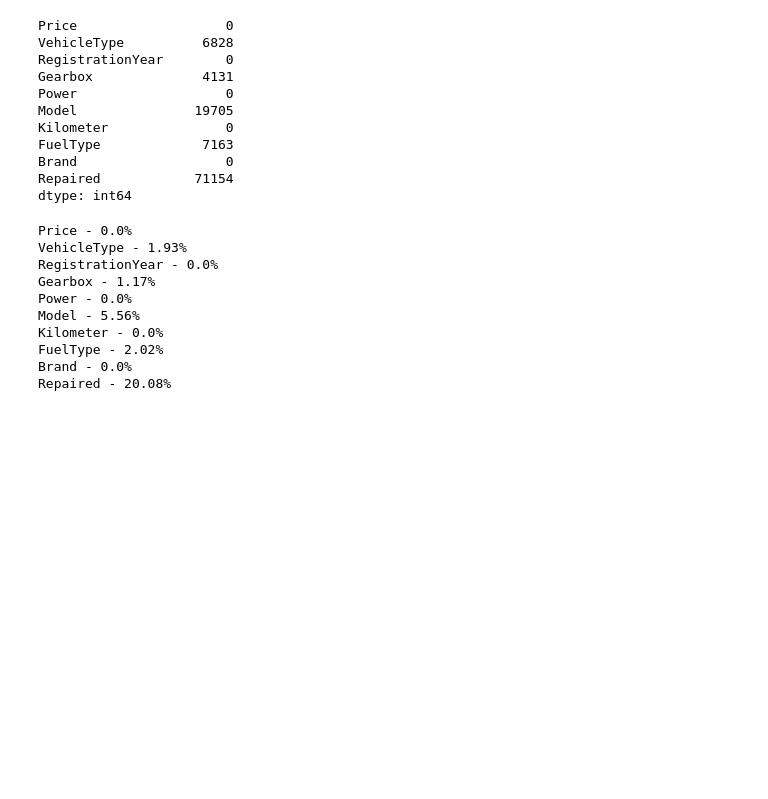
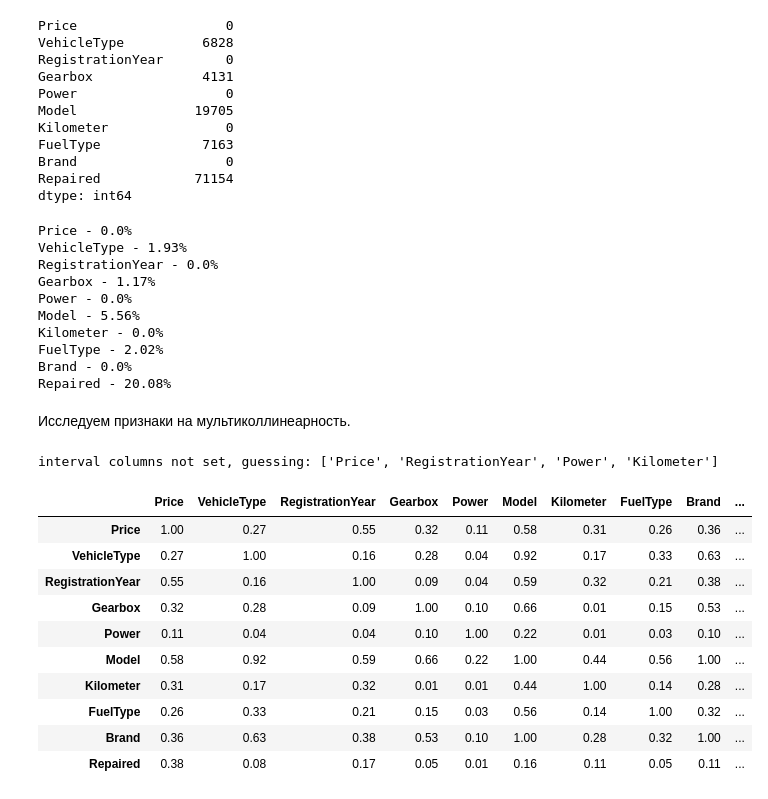
Before and after one commit to elenasobolevamsc/Car_Price_Prediction, a Jupyter notebook: Car_Price_Prediction.ipynb, the cells around one changed output. Drawn from its saved outputs; the diff is of its cells as text; code cells hidden in the pictures; blank space fills up the shorter version.

Commit message:
added phik

```diff
--- a/Car_Price_Prediction.ipynb
+++ b/Car_Price_Prediction.ipynb
@@ -565,3 +552,22 @@ Kilometer - 0.0%
 FuelType - 2.02%
 Brand - 0.0%
 Repaired - 20.08%
+# %% [markdown]
+Исследуем признаки на мультиколлинеарность.
+# %%
+# построим 𝜙k correlation matrix:
+phik_overview = df.phik_matrix()
+phik_overview.round(2)
+# %% [output]
+interval columns not set, guessing: ['Price', 'RegistrationYear', 'Power', 'Kilometer']
+|  | Price | VehicleType | RegistrationYear | Gearbox | Power | Model | Kilometer | FuelType | Brand | ... |
+| Price | 1.00 | 0.27 | 0.55 | 0.32 | 0.11 | 0.58 | 0.31 | 0.26 | 0.36 | ... |
+| VehicleType | 0.27 | 1.00 | 0.16 | 0.28 | 0.04 | 0.92 | 0.17 | 0.33 | 0.63 | ... |
+| RegistrationYear | 0.55 | 0.16 | 1.00 | 0.09 | 0.04 | 0.59 | 0.32 | 0.21 | 0.38 | ... |
+| Gearbox | 0.32 | 0.28 | 0.09 | 1.00 | 0.10 | 0.66 | 0.01 | 0.15 | 0.53 | ... |
+| Power | 0.11 | 0.04 | 0.04 | 0.10 | 1.00 | 0.22 | 0.01 | 0.03 | 0.10 | ... |
+| Model | 0.58 | 0.92 | 0.59 | 0.66 | 0.22 | 1.00 | 0.44 | 0.56 | 1.00 | ... |
+| Kilometer | 0.31 | 0.17 | 0.32 | 0.01 | 0.01 | 0.44 | 1.00 | 0.14 | 0.28 | ... |
+| FuelType | 0.26 | 0.33 | 0.21 | 0.15 | 0.03 | 0.56 | 0.14 | 1.00 | 0.32 | ... |
+| Brand | 0.36 | 0.63 | 0.38 | 0.53 | 0.10 | 1.00 | 0.28 | 0.32 | 1.00 | ... |
+| Repaired | 0.38 | 0.08 | 0.17 | 0.05 | 0.01 | 0.16 | 0.11 | 0.05 | 0.11 | ... |
```
Also changed, not shown: parts of 14 cells of this notebook, 1 other file.
